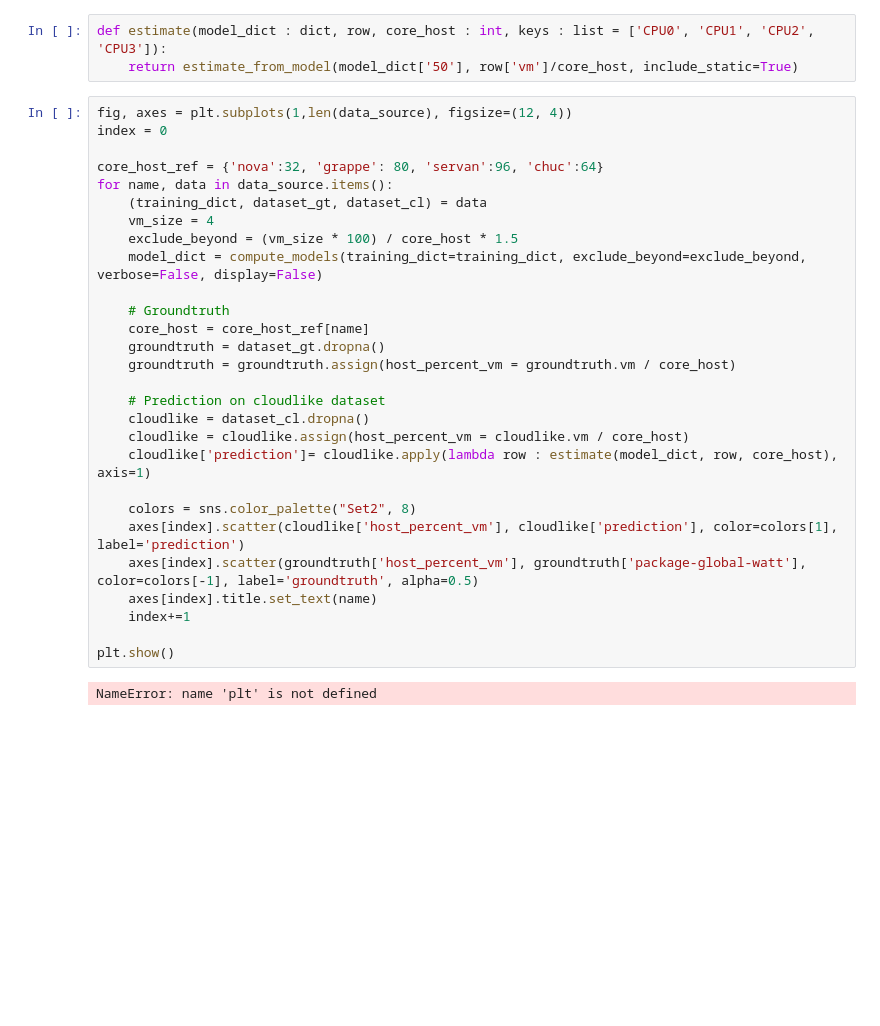
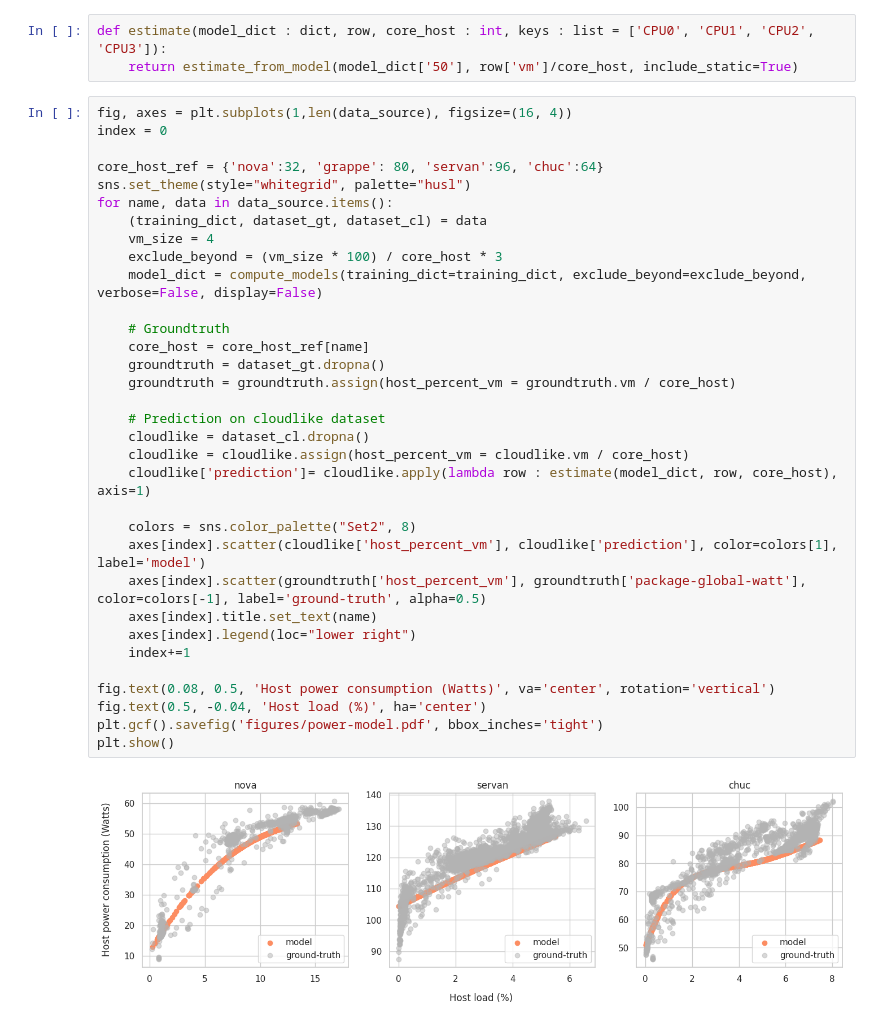
Before and after one commit to jacquetpi/cinergy-models, a Jupyter notebook: notebooks/models.ipynb, the cells around one changed output. Cells and saved outputs as stored; diff of their text form; blank space fills up the shorter version.

```diff
--- a/notebooks/models.ipynb
+++ b/notebooks/models.ipynb
@@ -200,34 +233,39 @@ chuc loaded
 def estimate(model_dict : dict, row, core_host : int, keys : list = ['CPU0', 'CPU1', 'CPU2', 'CPU3']):
     return estimate_from_model(model_dict['50'], row['vm']/core_host, include_static=True)
 # %%
-fig, axes = plt.subplots(1,len(data_source), figsize=(12, 4))
+fig, axes = plt.subplots(1,len(data_source), figsize=(16, 4))
 index = 0
 
 core_host_ref = {'nova':32, 'grappe': 80, 'servan':96, 'chuc':64}
+sns.set_theme(style="whitegrid", palette="husl")
 for name, data in data_source.items():
     (training_dict, dataset_gt, dataset_cl) = data
     vm_size = 4
-    exclude_beyond = (vm_size * 100) / core_host * 1.5
+    exclude_beyond = (vm_size * 100) / core_host * 3
     model_dict = compute_models(training_dict=training_dict, exclude_beyond=exclude_beyond, verbose=False, display=False)
 
     # Groundtruth
     core_host = core_host_ref[name]
     groundtruth = dataset_gt.dropna()
     groundtruth = groundtruth.assign(host_percent_vm = groundtruth.vm / core_host)
 
     # Prediction on cloudlike dataset
     cloudlike = dataset_cl.dropna()
     cloudlike = cloudlike.assign(host_percent_vm = cloudlike.vm / core_host)
     cloudlike['prediction']= cloudlike.apply(lambda row : estimate(model_dict, row, core_host), axis=1)
 
     colors = sns.color_palette("Set2", 8)
-    axes[index].scatter(cloudlike['host_percent_vm'], cloudlike['prediction'], color=colors[1], label='prediction')
-    axes[index].scatter(groundtruth['host_percent_vm'], groundtruth['package-global-watt'], color=colors[-1], label='groundtruth', alpha=0.5)
+    axes[index].scatter(cloudlike['host_percent_vm'], cloudlike['prediction'], color=colors[1], label='model')
+    axes[index].scatter(groundtruth['host_percent_vm'], groundtruth['package-global-watt'], color=colors[-1], label='ground-truth', alpha=0.5)
     axes[index].title.set_text(name)
+    axes[index].legend(loc="lower right")
     index+=1
 
+fig.text(0.08, 0.5, 'Host power consumption (Watts)', va='center', rotation='vertical')
+fig.text(0.5, -0.04, 'Host load (%)', ha='center')
+plt.gcf().savefig('figures/power-model.pdf', bbox_inches='tight')
 plt.show()
 # %% [output]
-NameError: name 'plt' is not defined
+[figure, added]
 # %%
 core_host_ref = {'nova':32, 'grappe': 80, 'servan':96, 'chuc':64}
```
Also changed, not shown: parts of 4 cells of this notebook, 1 other file.
